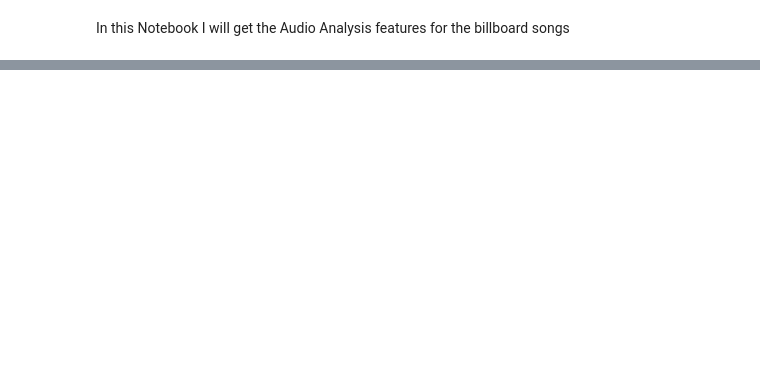
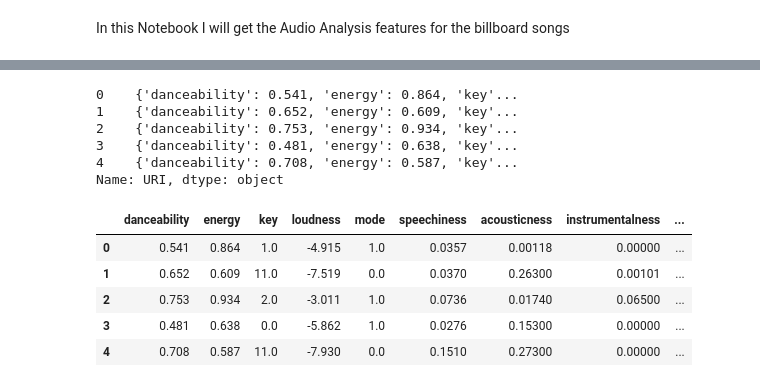
Before and after one commit to zig-zag-96/Springboard, a Jupyter notebook: Capstone 2/Data Wrangling/Datasets/Spotipy - Add Features.ipynb, the cells around one changed output, grey strips where cells are left out. Saved outputs shown, nothing was run; the diff lists cells and outputs as text; code cells hidden in the pictures; blank space fills up the shorter version.

```diff
--- a/Capstone 2/Data Wrangling/Datasets/Spotipy - Add Features.ipynb
+++ b/Capstone 2/Data Wrangling/Datasets/Spotipy - Add Features.ipynb
@@ -34,7 +36,11 @@ client_credentials_manager = SpotifyClientCredentials(client_id=API_CLIENT_ID,cl
 sp = spotipy.Spotify(client_credentials_manager=client_credentials_manager)
 
 #sp.audio_features({'URI'}) gives us a dictionary within a list of the features and their values
+#testing how this works
 
 def GetAudioFeatures(URI):
     features = sp.audio_features(URI)
+    #df_features = pd.DataFrame.from_dict(features)
+    #dataframe = dataframe.merge(df_features, how='inner', left_on='URI', right_on='id')
+    return features[0]
 # %%
@@ -59,0 +97,6 @@ sp.audio_features('5c1QJAiC3773EwiZLwHf5x,5eCkuGPZNl4mISFNPgr3Dd')
+# %%
+billboard_songs = pd.read_csv('BillboardWithURI.csv', usecols=[1,2,3])
+
+flop_songs = pd.read_csv('flop_songs.csv', usecols=[1,2,3])
+
+flp = pd.read_csv('flop_songs.csv', usecols=[1,2,3])
@@ -59,0 +140,9 @@ sp.audio_features('5c1QJAiC3773EwiZLwHf5x,5eCkuGPZNl4mISFNPgr3Dd')
+# %%
+df.head()
+# %% [output]
+0    {'danceability': 0.541, 'energy': 0.864, 'key'...
+1    {'danceability': 0.652, 'energy': 0.609, 'key'...
+2    {'danceability': 0.753, 'energy': 0.934, 'key'...
+3    {'danceability': 0.481, 'energy': 0.638, 'key'...
+4    {'danceability': 0.708, 'energy': 0.587, 'key'...
+Name: URI, dtype: object
@@ -59,0 +151,9 @@ sp.audio_features('5c1QJAiC3773EwiZLwHf5x,5eCkuGPZNl4mISFNPgr3Dd')
+# %%
+df.head()
+# %% [output]
+|  | danceability | energy | key | loudness | mode | speechiness | acousticness | instrumentalness | ... |
+| 0 | 0.541 | 0.864 | 1.0 | -4.915 | 1.0 | 0.0357 | 0.00118 | 0.00000 | ... |
+| 1 | 0.652 | 0.609 | 11.0 | -7.519 | 0.0 | 0.0370 | 0.26300 | 0.00101 | ... |
+| 2 | 0.753 | 0.934 | 2.0 | -3.011 | 1.0 | 0.0736 | 0.01740 | 0.06500 | ... |
+| 3 | 0.481 | 0.638 | 0.0 | -5.862 | 1.0 | 0.0276 | 0.15300 | 0.00000 | ... |
+| 4 | 0.708 | 0.587 | 11.0 | -7.930 | 0.0 | 0.1510 | 0.27300 | 0.00000 | ... |
```
Also changed, not shown: parts of 31 cells of this notebook, 7 other files.
